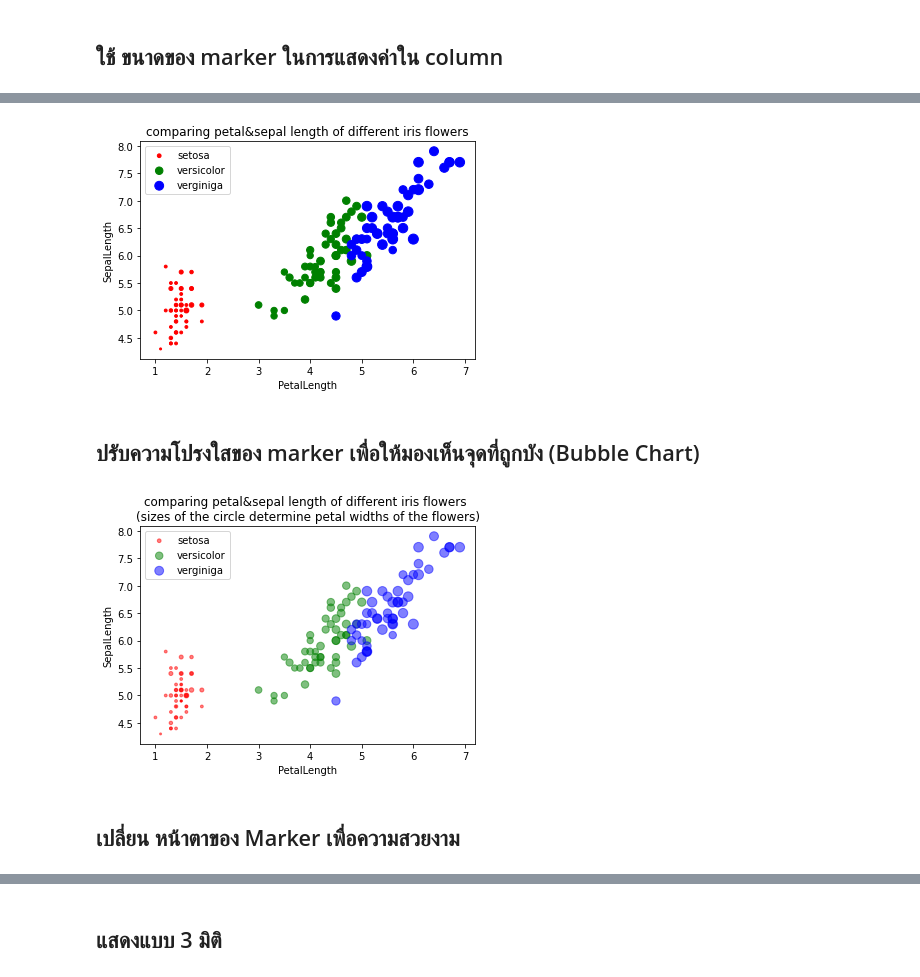
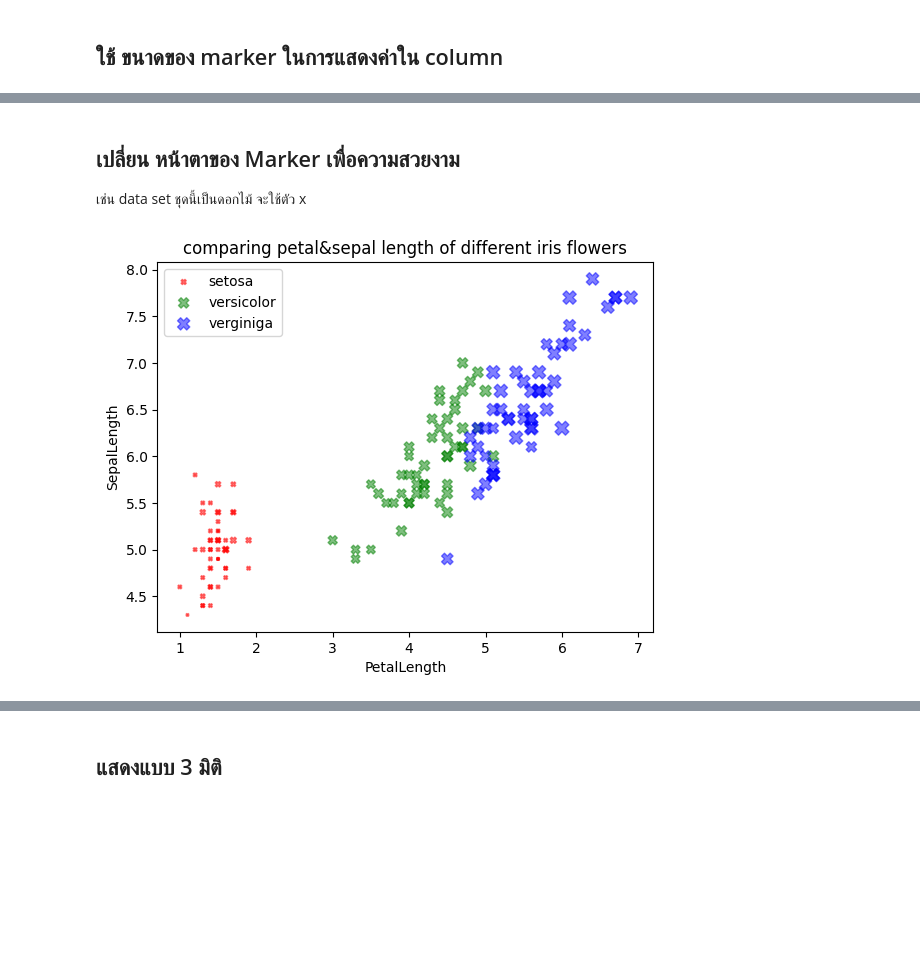
Before and after one commit to Tonry12/python_dataviz2023, a Jupyter notebook: DataViz02_Data_Distribution_.ipynb, the cells around one changed output, grey strips where cells are left out. Saved outputs shown, nothing was run; the diff lists cells and outputs as text; code cells hidden in the pictures; blank space fills up the shorter version.

```diff
--- a/DataViz02_Data_Distribution_.ipynb
+++ b/DataViz02_Data_Distribution_.ipynb
@@ -116,24 +158,18 @@ plt.title('comparing petal&sepal length of different iris flowers');
+# %% [markdown]
+## เปลี่ยน หน้าตาของ Marker เพื่อความสวยงาม
+เช่น data set ชุดนี้เป็นดอกไม้ จะใช้ตัว x
 # %%
-plt.scatter(df2['PetalLength'][:50],df2['SepalLength'][:50],c=df2['Name'][:50],label='setosa',s=40*df2['PetalWidth'][:50])
-plt.scatter(df2['PetalLength'][50:100],df2['SepalLength'][50:100],c=df2['Name'][50:100],label='versicolor',s=40*df2['PetalWidth'][50:100])
-plt.scatter(df2['PetalLength'][100:],df2['SepalLength'][100:],c=df2['Name'][100:],label='verginiga',s=40*df2['PetalWidth'][100:])
+plt.scatter(df2['PetalLength'][:50],df2['SepalLength'][:50],
+            alpha=0.5,
+            c=df2['Name'][:50],
+            label='setosa',
+            s=40*df2['PetalWidth'][:50],
+            marker='X')
+plt.scatter(df2['PetalLength'][50:100],df2['SepalLength'][50:100],alpha=0.5,c=df2['Name'][50:100],label='versicolor',s=40*df2['PetalWidth'][50:100],marker='X')
+plt.scatter(df2['PetalLength'][100:],df2['SepalLength'][100:],alpha=0.5,c=df2['Name'][100:],label='verginiga',s=40*df2['PetalWidth'][100:],marker='X')
 plt.legend()
 plt.xlabel('PetalLength')
 plt.ylabel('SepalLength')
 plt.title('comparing petal&sepal length of different iris flowers');
 # %% [output]
-[figure, old version]
+[figure, new version]
-# %% [markdown]
-## ปรับความโปรงใสของ marker เพื่อให้มองเห็นจุดที่ถูกบัง (Bubble Chart)
-# %%
-plt.scatter(df2['PetalLength'][:50],df2['SepalLength'][:50],alpha=0.5,c=df2['Name'][:50],label='setosa',s=40*df2['PetalWidth'][:50])
-plt.scatter(df2['PetalLength'][50:100],df2['SepalLength'][50:100],alpha=0.5,c=df2['Name'][50:100],label='versicolor',s=40*df2['PetalWidth'][50:100])
-plt.scatter(df2['PetalLength'][100:],df2['SepalLength'][100:],alpha=0.5,c=df2['Name'][100:],label='verginiga',s=40*df2['PetalWidth'][100:])
-plt.legend()
-plt.xlabel('PetalLength')
-plt.ylabel('SepalLength')
-plt.title('comparing petal&sepal length of different iris flowers \n(sizes of the circle determine petal widths of the flowers)');
-# %% [output]
-[figure, removed]
-# %% [markdown]
-## เปลี่ยน หน้าตาของ Marker เพื่อความสวยงาม
```
Also changed, not shown: parts of 46 cells of this notebook.
